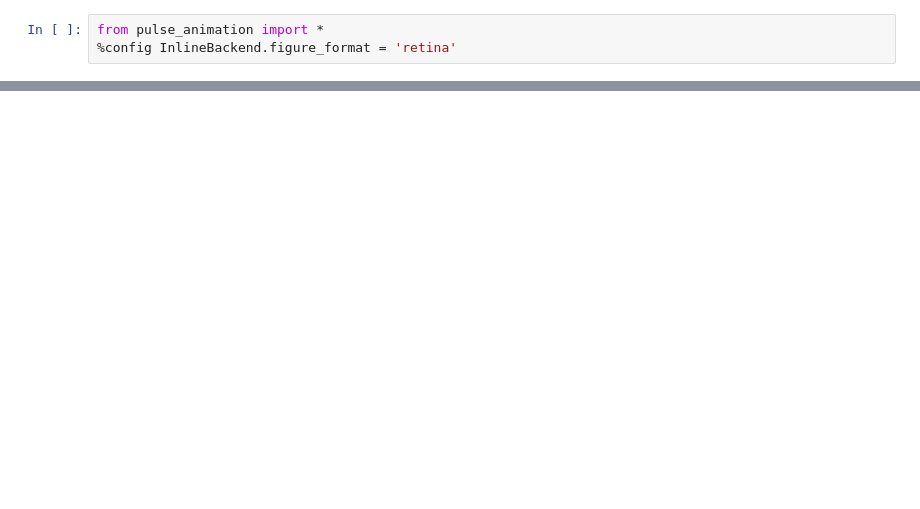
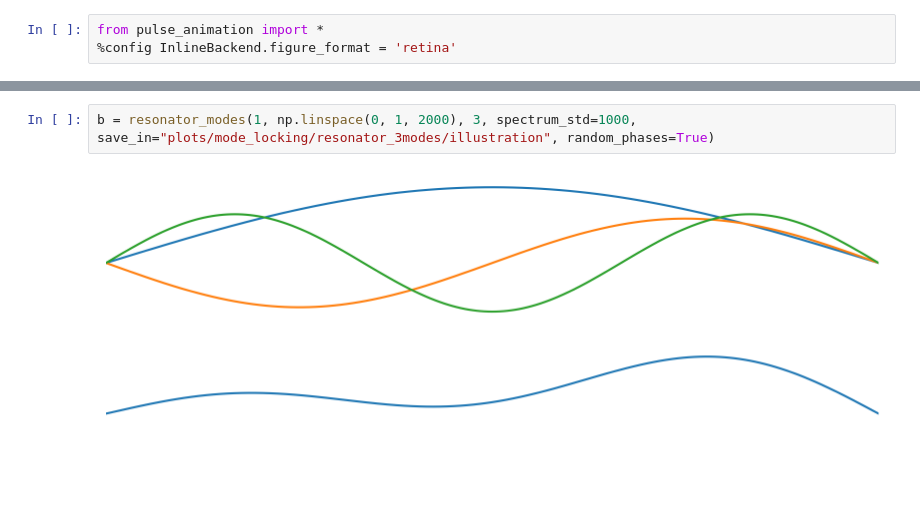
Before and after one commit to joschkabirk/panim, a Jupyter notebook: mode_locking.ipynb, the cells around one changed output, grey strips where cells are left out. Saved outputs shown, nothing was run; the diff lists cells and outputs as text; blank space fills up the shorter version.

```diff
--- a/mode_locking.ipynb
+++ b/mode_locking.ipynb
@@ -16,0 +17,4 @@ b = resonator_modes(0.21, np.linspace(0, 1, 2000), 20, spectrum_std=1000, random
+# %%
+b = resonator_modes(1, np.linspace(0, 1, 2000), 3, spectrum_std=1000, save_in="plots/mode_locking/resonator_3modes/illustration", random_phases=True)
+# %% [output]
+[figure, added]
```
Also changed, not shown: parts of 3 cells of this notebook, 1 other file.
